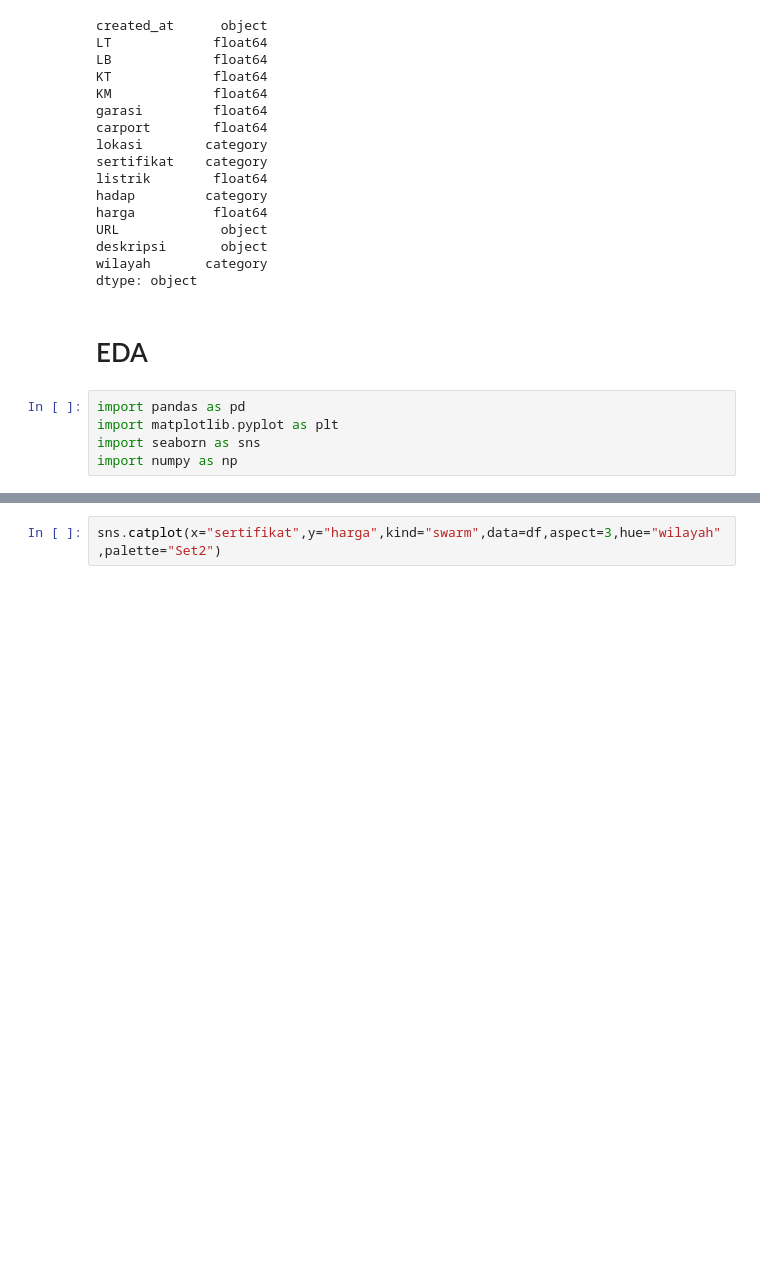
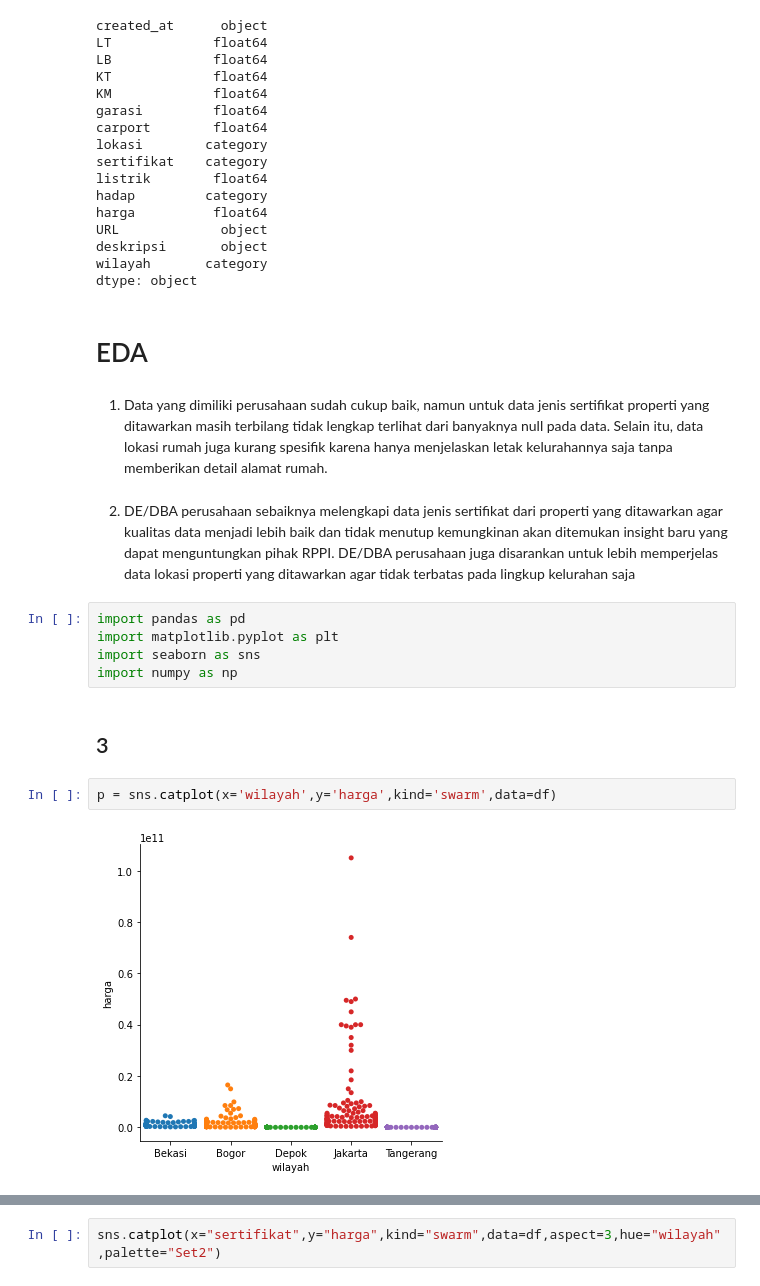
Before and after one commit to pigletpiglet/DMA-01-EDA, a Jupyter notebook: Permasalahan-ADM-Case-01-EDA.ipynb, the cells around one changed output, grey strips where cells are left out. Saved outputs shown, nothing was run; the diff lists cells and outputs as text; blank space fills up the shorter version.

```diff
--- a/Permasalahan-ADM-Case-01-EDA.ipynb
+++ b/Permasalahan-ADM-Case-01-EDA.ipynb
@@ -173,8 +173,18 @@ wilayah       category
 dtype: object
 # %% [markdown]
 # EDA
+# %% [markdown]
+1. Data yang dimiliki perusahaan sudah cukup baik, namun untuk data jenis sertifikat properti yang ditawarkan masih terbilang tidak lengkap terlihat dari banyaknya null pada data. Selain itu, data lokasi rumah juga kurang spesifik karena hanya menjelaskan letak kelurahannya saja tanpa memberikan detail alamat rumah.
+# %% [markdown]
+2. DE/DBA perusahaan sebaiknya melengkapi data jenis sertifikat dari properti yang ditawarkan agar kualitas data menjadi lebih baik dan tidak menutup kemungkinan akan ditemukan insight baru yang dapat menguntungkan pihak RPPI. DE/DBA perusahaan juga disarankan untuk lebih memperjelas data lokasi properti yang ditawarkan agar tidak terbatas pada lingkup kelurahan saja
 # %%
 import pandas as pd
 import matplotlib.pyplot as plt
 import seaborn as sns
 import numpy as np
+# %% [markdown]
+## 3
+# %%
+p = sns.catplot(x='wilayah',y='harga',kind='swarm',data=df)
+# %% [output]
+[figure, added]
```
Also changed, not shown: parts of 19 cells of this notebook.
